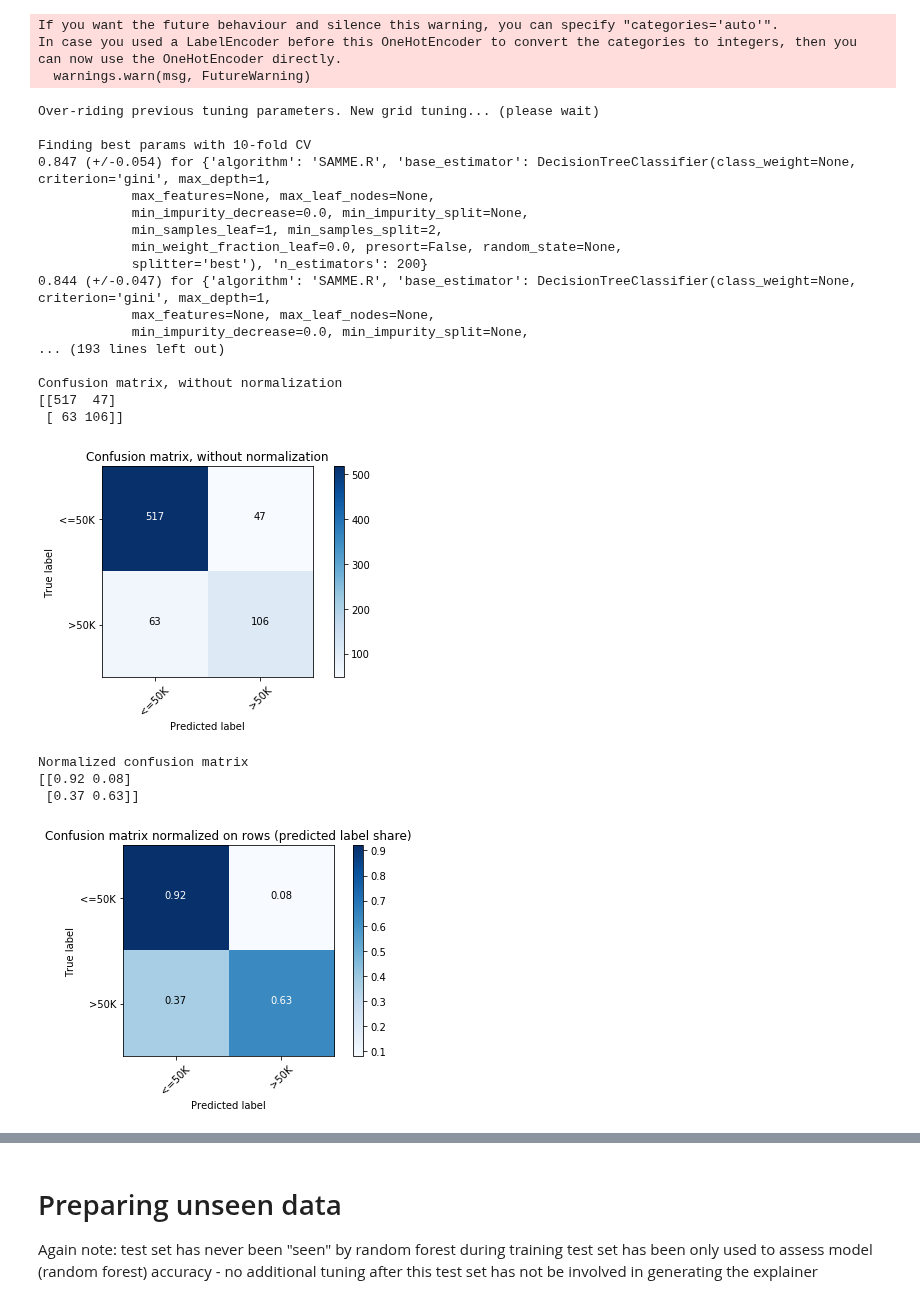
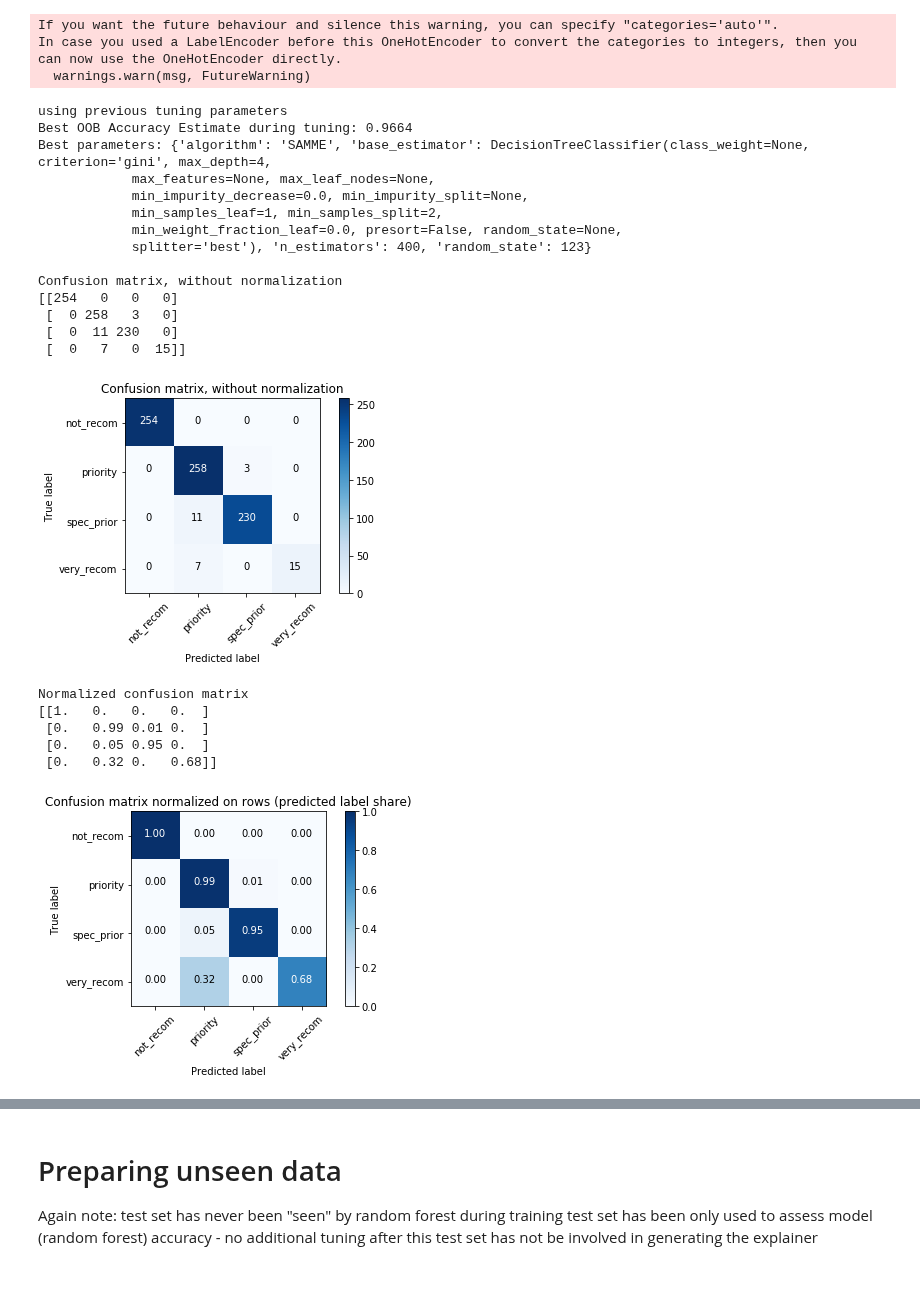
Before and after one commit to julianhatwell/explain_te, a Jupyter notebook: CHIRPS Boosting Scratch.ipynb, the cells around one changed output, grey strips where cells are left out. Cells and saved outputs as stored; diff of their text form; code cells hidden in the pictures.

```diff
--- a/CHIRPS Boosting Scratch.ipynb
+++ b/CHIRPS Boosting Scratch.ipynb
@@ -45,7 +46,7 @@ Then split the data into training and (hold out) test set using the convenience
 # load one of the included datasets
 # project_dir will default to directory name CHIRPS in the working directory if not given
 # random_state will default to 123
-mydata = rp.datasets[0](random_state=random_state, project_dir=project_dir)
+mydata = rp.datasets[7](random_state=random_state, project_dir=project_dir)
 meta_data = mydata.get_meta()
 save_path = meta_data['get_save_path']()
 
@@ -75,41 +76,40 @@ In case you used a LabelEncoder before this OneHotEncoder to convert the categor
 # %%
 # build model
 model='AdaBoost'
-algo = 'SAMME.R'
+algo = 'SAMME'
 max_depth = [i for i in range(1, 5)]
 tuning_grid = {'base_estimator' : [DecisionTreeClassifier(max_depth=d) for d in max_depth],
-                        'n_estimators': [(i + 1) * 200 for i in range(8)], 'algorithm': [algo]}
+                        'n_estimators': [(i + 1) * 200 for i in range(2)], 'algorithm': [algo]}
 
 rf = rp.forest_prep(ds_container=tt,
                     meta_data=meta_data,
-                    override_tuning=True,
+                    #override_tuning=True,
                     model=model,
                     tuning_grid=tuning_grid,
                     save_path=save_path,
                     plot_cm=True, plot_cm_norm=True)
 # %% [output]
-Over-riding previous tuning parameters. New grid tuning... (please wait)
-
-Finding best params with 10-fold CV
-0.847 (+/-0.054) for {'algorithm': 'SAMME.R', 'base_estimator': DecisionTreeClassifier(class_weight=None, criterion='gini', max_depth=1,
+using previous tuning parameters
+Best OOB Accuracy Estimate during tuning: 0.9664
+Best parameters: {'algorithm': 'SAMME', 'base_estimator': DecisionTreeClassifier(class_weight=None, criterion='gini', max_depth=4,
             max_features=None, max_leaf_nodes=None,
             min_impurity_decrease=0.0, min_impurity_split=None,
             min_samples_leaf=1, min_samples_split=2,
             min_weight_fraction_leaf=0.0, presort=False, random_state=None,
-            splitter='best'), 'n_estimators': 200}
-0.844 (+/-0.047) for {'algorithm': 'SAMME.R', 'base_estimator': DecisionTreeClassifier(class_weight=None, criterion='gini', max_depth=1,
-            max_features=None, max_leaf_nodes=None,
-            min_impurity_decrease=0.0, min_impurity_split=None,
-... (193 lines left out)
+            splitter='best'), 'n_estimators': 400, 'random_state': 123}
 
 Confusion matrix, without normalization
-[[517  47]
- [ 63 106]]
+[[254   0   0   0]
+ [  0 258   3   0]
+ [  0  11 230   0]
+ [  0   7   0  15]]
-[figure, old version]
+[figure, new version]
 Normalized confusion matrix
-[[0.92 0.08]
- [0.37 0.63]]
+[[1.   0.   0.   0.  ]
+ [0.   0.99 0.01 0.  ]
+ [0.   0.05 0.95 0.  ]
+ [0.   0.32 0.   0.68]]
-[figure, old version]
+[figure, new version]
 # %%
 # control for async processes - each tree walk can be done in its own core
 # and so can each explanation (e.g. rule conditions merge by hill-climbing)
```
Also changed, not shown: parts of 31 cells of this notebook, 8 other files.
